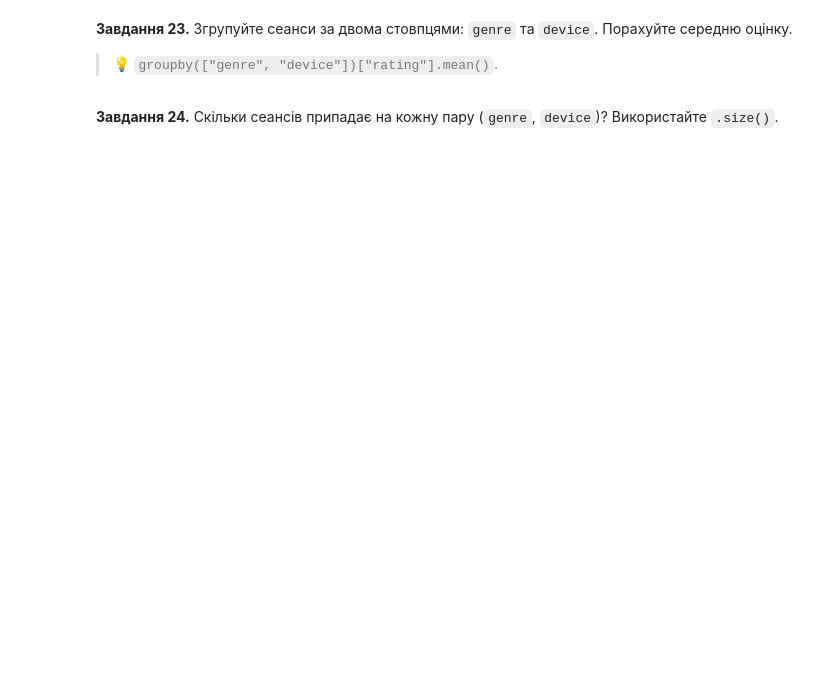
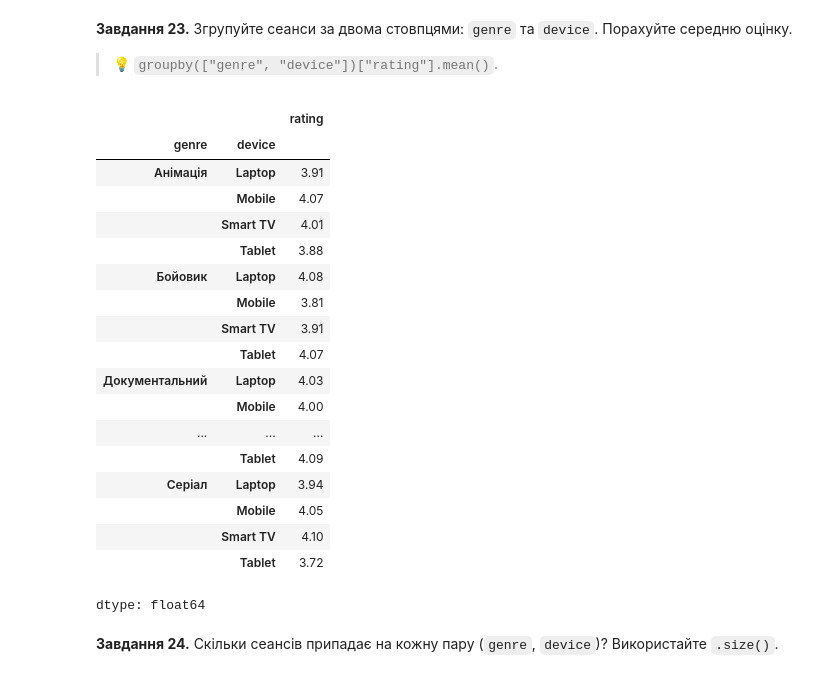
Before and after one commit to DymaStar/DTA_2026, a Jupyter notebook: HW/HW_DimaStar2905Nazar80_"pandas_viz_practice_ipynb".ipynb, the cells around one changed output. Drawn from its saved outputs; the diff is of its cells as text; code cells hidden in the pictures; blank space fills up the shorter version.

```diff
--- a/HW/HW_DimaStar2905Nazar80_"pandas_viz_practice_ipynb".ipynb
+++ b/HW/HW_DimaStar2905Nazar80_"pandas_viz_practice_ipynb".ipynb
@@ -304,2 +469,25 @@ dtype: float64
+# %%
+# Завдання 23:
+sess.groupby(["genre", "device"])["rating"].mean().round(2)
+# %% [output]
+|  |  | rating |
+| genre | device |  |
+| Анімація | Laptop | 3.91 |
+|  | Mobile | 4.07 |
+|  | Smart TV | 4.01 |
+|  | Tablet | 3.88 |
+| Бойовик | Laptop | 4.08 |
+|  | Mobile | 3.81 |
+|  | Smart TV | 3.91 |
+|  | Tablet | 4.07 |
+| Документальний | Laptop | 4.03 |
+|  | Mobile | 4.00 |
+| ... | ... | ... |
+|  | Tablet | 4.09 |
+| Серіал | Laptop | 3.94 |
+|  | Mobile | 4.05 |
+|  | Smart TV | 4.10 |
+|  | Tablet | 3.72 |
+dtype: float64
 # %% [markdown]
 **Завдання 24.** Скільки сеансів припадає на кожну пару (`genre`, `device`)? Використайте `.size()`.
```
Also changed, not shown: parts of 37 cells of this notebook.
